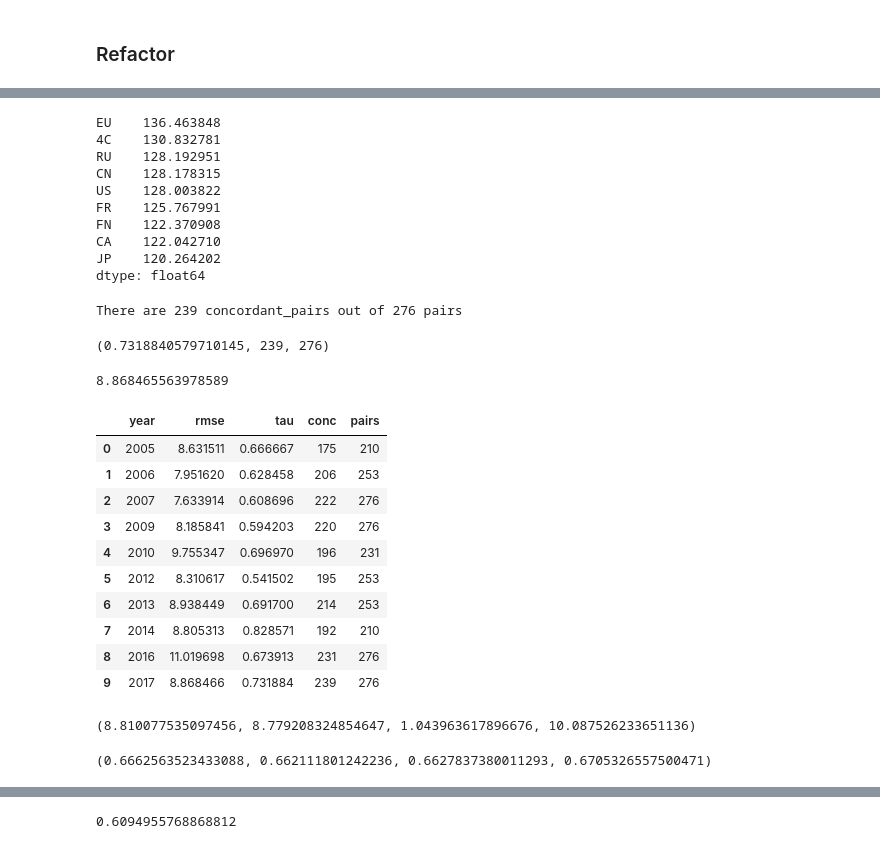
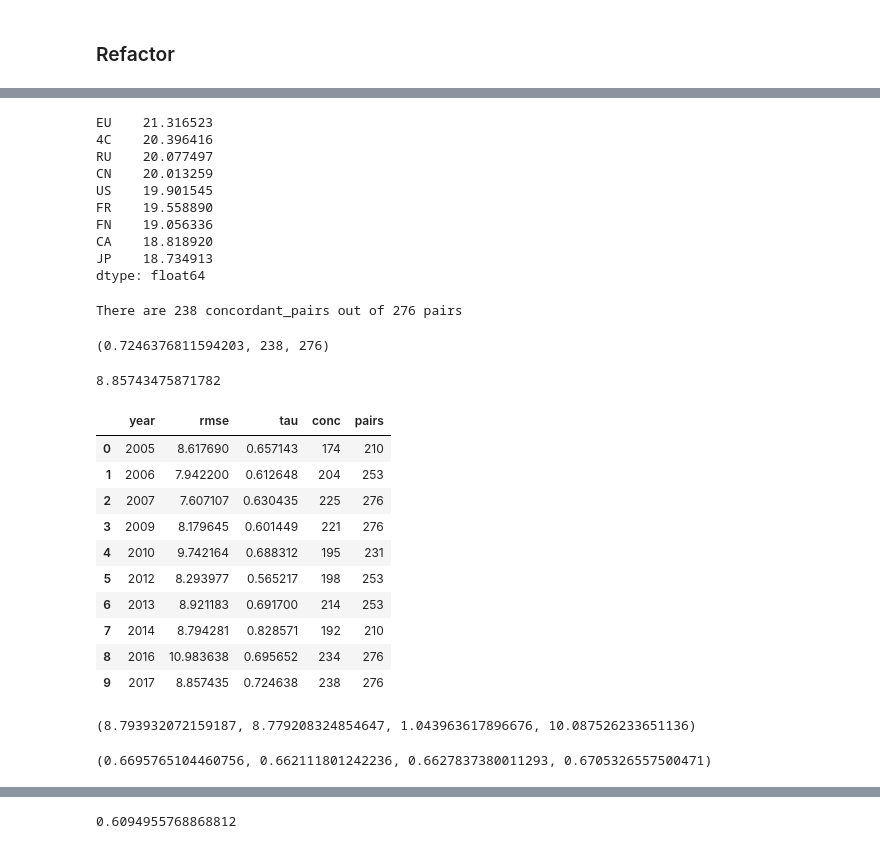
Before and after one commit to khanhnguyendata/skate_predict, a Jupyter notebook: analysis.ipynb, the cells around one changed output, grey strips where cells are left out. Drawn from its saved outputs; the diff is of its cells as text; code cells hidden in the pictures.

```diff
--- a/analysis.ipynb
+++ b/analysis.ipynb
@@ -544,8 +548,8 @@ rmses = []
 
 for _ in range(1000):
     diff = np.outer(skater_scores, event_scores) + bias - true_scores
-    event_gradients = np.nansum(diff * event_scores, axis=0)
-    skater_gradients = np.nansum(diff.T * skater_scores, axis=0)
+    skater_gradients = np.nansum(diff * event_scores, axis=1)
+    event_gradients = np.nansum(diff.T * skater_scores, axis=1)
     bias_gradient = np.nansum(diff)
 
     event_scores = event_scores - alpha * event_gradients
@@ -619,8 +623,8 @@ class Hybrid(Linear):
         for _ in range(n_iter):
             diff = np.outer(self.skater_scores, self.event_scores) + self.baseline - true_scores
             baseline_gradient = np.nansum(diff)
-            skater_gradients = np.nansum(diff.T * self.skater_scores, axis=0) + self.lambda_reg * self.skater_scores
-            event_gradients = np.nansum(diff * self.event_scores, axis=0) + self.lambda_reg * self.event_scores
+            skater_gradients = np.nansum(diff * self.event_scores, axis=1) + self.lambda_reg * self.skater_scores
+            event_gradients = np.nansum(diff.T * self.skater_scores, axis=1) + self.lambda_reg * self.event_scores
 
             self.baseline = self.baseline - self.alpha * baseline_gradient
             self.skater_scores = self.skater_scores - self.alpha * skater_gradients
@@ -665,46 +666,47 @@ Length: 62, dtype: float64
 # %%
 hybrid.event_scores
 # %% [output]
-EU    136.463848
-4C    130.832781
-RU    128.192951
-CN    128.178315
-US    128.003822
-FR    125.767991
-FN    122.370908
-CA    122.042710
-JP    120.264202
+EU    21.316523
+4C    20.396416
+RU    20.077497
+CN    20.013259
+US    19.901545
+FR    19.558890
+FN    19.056336
+CA    18.818920
+JP    18.734913
 dtype: float64
 # %%
 hybrid.evaluate_kendall_tau(world_scores)
 # %% [output]
-There are 239 concordant_pairs out of 276 pairs
+There are 238 concordant_pairs out of 276 pairs
-(0.7318840579710145, 239, 276)
+(0.7246376811594203, 238, 276)
 # %%
 hybrid.evaluate_rmse(season_scores)
 # %% [output]
-8.868465563978589
+8.85743475871782
 # %%
+hybrid = Hybrid(alpha=0.0001)
 hybrid_train_eval = hybrid.evaluate_over_years(train_years, season_train, world_train, n_iter=1000)
 hybrid_train_eval
 # %% [output]
 |  | year | rmse | tau | conc | pairs |
-| 0 | 2005 | 8.631511 | 0.666667 | 175 | 210 |
-| 1 | 2006 | 7.951620 | 0.628458 | 206 | 253 |
-| 2 | 2007 | 7.633914 | 0.608696 | 222 | 276 |
-| 3 | 2009 | 8.185841 | 0.594203 | 220 | 276 |
-| 4 | 2010 | 9.755347 | 0.696970 | 196 | 231 |
-| 5 | 2012 | 8.310617 | 0.541502 | 195 | 253 |
-| 6 | 2013 | 8.938449 | 0.691700 | 214 | 253 |
-| 7 | 2014 | 8.805313 | 0.828571 | 192 | 210 |
-| 8 | 2016 | 11.019698 | 0.673913 | 231 | 276 |
-| 9 | 2017 | 8.868466 | 0.731884 | 239 | 276 |
+| 0 | 2005 | 8.617690 | 0.657143 | 174 | 210 |
+| 1 | 2006 | 7.942200 | 0.612648 | 204 | 253 |
+| 2 | 2007 | 7.607107 | 0.630435 | 225 | 276 |
+| 3 | 2009 | 8.179645 | 0.601449 | 221 | 276 |
+| 4 | 2010 | 9.742164 | 0.688312 | 195 | 231 |
+| 5 | 2012 | 8.293977 | 0.565217 | 198 | 253 |
+| 6 | 2013 | 8.921183 | 0.691700 | 214 | 253 |
+| 7 | 2014 | 8.794281 | 0.828571 | 192 | 210 |
+| 8 | 2016 | 10.983638 | 0.695652 | 234 | 276 |
+| 9 | 2017 | 8.857435 | 0.724638 | 238 | 276 |
 # %%
 hybrid_train_eval['rmse'].mean(), linear_train_eval['rmse'].mean(), loglinear_train_eval['rmse'].mean(), avg_train_eval['rmse'].mean()
 # %% [output]
-(8.810077535097456, 8.779208324854647, 1.043963617896676, 10.087526233651136)
+(8.793932072159187, 8.779208324854647, 1.043963617896676, 10.087526233651136)
 # %%
-hyrbid_train_eval['tau'].mean(), linear_train_eval['tau'].mean(), loglinear_train_eval['tau'].mean(), avg_train_eval['tau'].mean()
+hybrid_train_eval['tau'].mean(), linear_train_eval['tau'].mean(), loglinear_train_eval['tau'].mean(), avg_train_eval['tau'].mean()
 # %% [output]
-(0.6662563523433088, 0.662111801242236, 0.6627837380011293, 0.6705326557500471)
+(0.6695765104460756, 0.662111801242236, 0.6627837380011293, 0.6705326557500471)
 # %%
```
Also changed, not shown: parts of 11 cells of this notebook.
